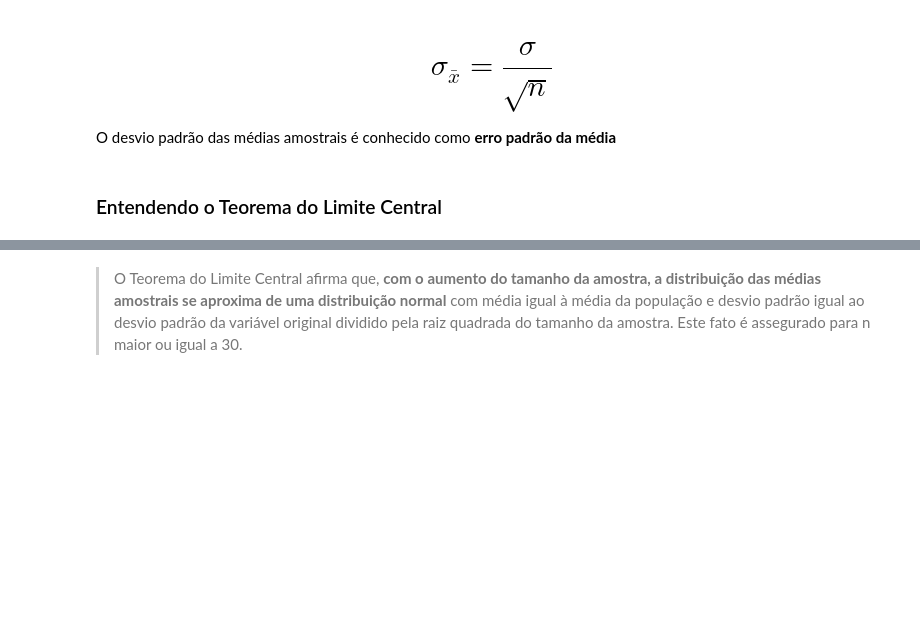
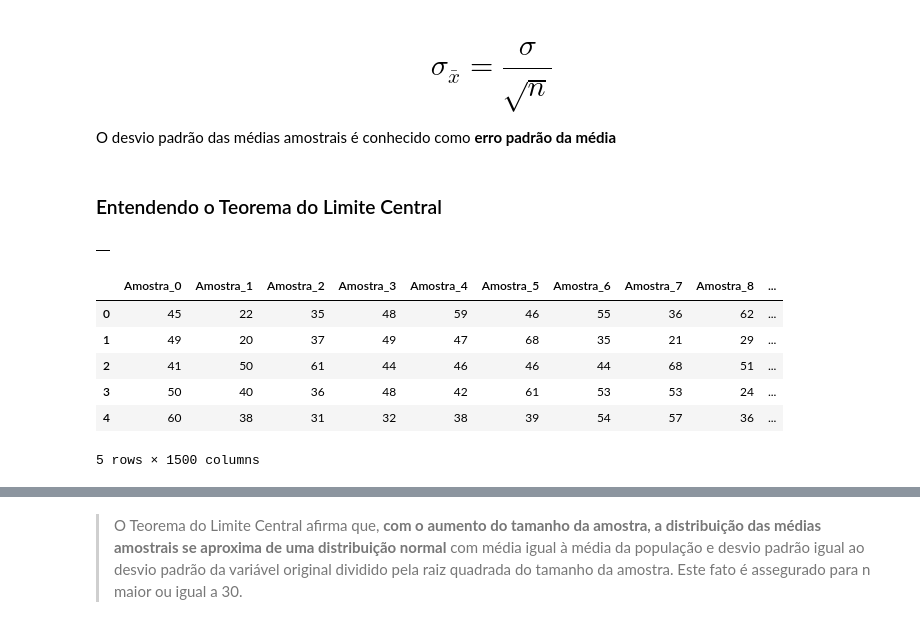
Before and after one commit to Mathtzt/data-science, a Jupyter notebook: aprendizado/estatistica/Curso_de_Estatística_Parte_2.ipynb, the cells around one changed output, grey strips where cells are left out. Drawn from its saved outputs; the diff is of its cells as text; code cells hidden in the pictures; blank space fills up the shorter version.

```diff
--- a/aprendizado/estatistica/Curso_de_Estatística_Parte_2.ipynb
+++ b/aprendizado/estatistica/Curso_de_Estatística_Parte_2.ipynb
@@ -1005,0 +1046,19 @@ O desvio padrão das médias amostrais é conhecido como **erro padrão da médi
+# %%
+amostras = pd.DataFrame()
+amostras
+# %% [output]
+|  |
+# %%
+for i in range(total_de_amostras):
+    _ = dados['Idade'].sample(n)
+    _.index = range(0, len(_))
+    amostras['Amostra_' + str(i)] = _
+amostras.head()
+# %% [output]
+|  | Amostra_0 | Amostra_1 | Amostra_2 | Amostra_3 | Amostra_4 | Amostra_5 | Amostra_6 | Amostra_7 | Amostra_8 | ... |
+| 0 | 45 | 22 | 35 | 48 | 59 | 46 | 55 | 36 | 62 | ... |
+| 1 | 49 | 20 | 37 | 49 | 47 | 68 | 35 | 21 | 29 | ... |
+| 2 | 41 | 50 | 61 | 44 | 46 | 46 | 44 | 68 | 51 | ... |
+| 3 | 50 | 40 | 36 | 48 | 42 | 61 | 53 | 53 | 24 | ... |
+| 4 | 60 | 38 | 31 | 32 | 38 | 39 | 54 | 57 | 36 | ... |
+5 rows × 1500 columns
```
Also changed, not shown: parts of 33 cells of this notebook.
